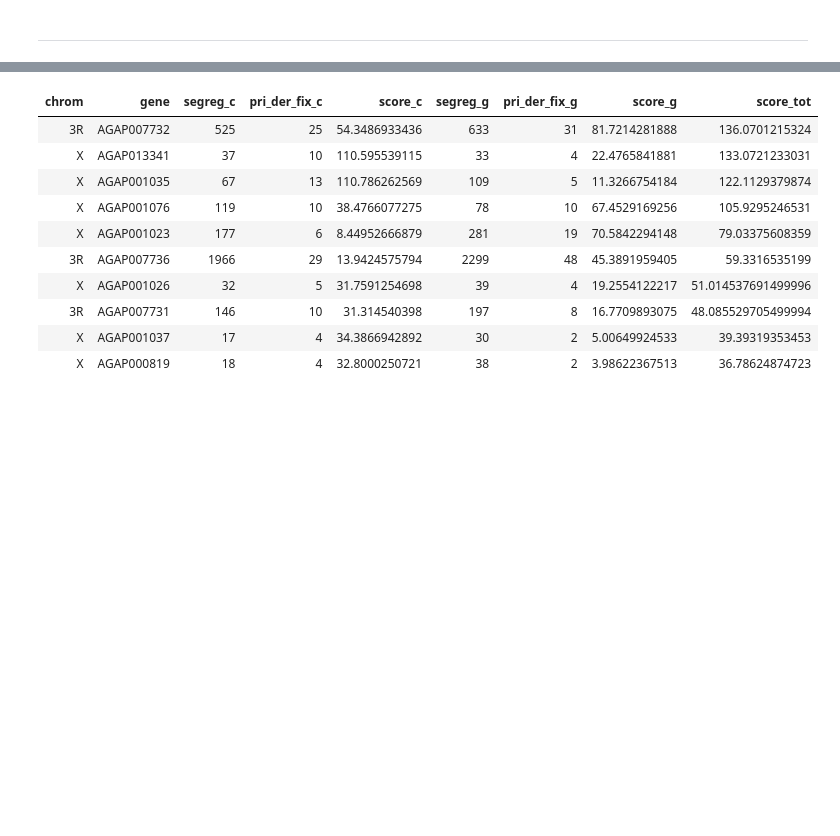
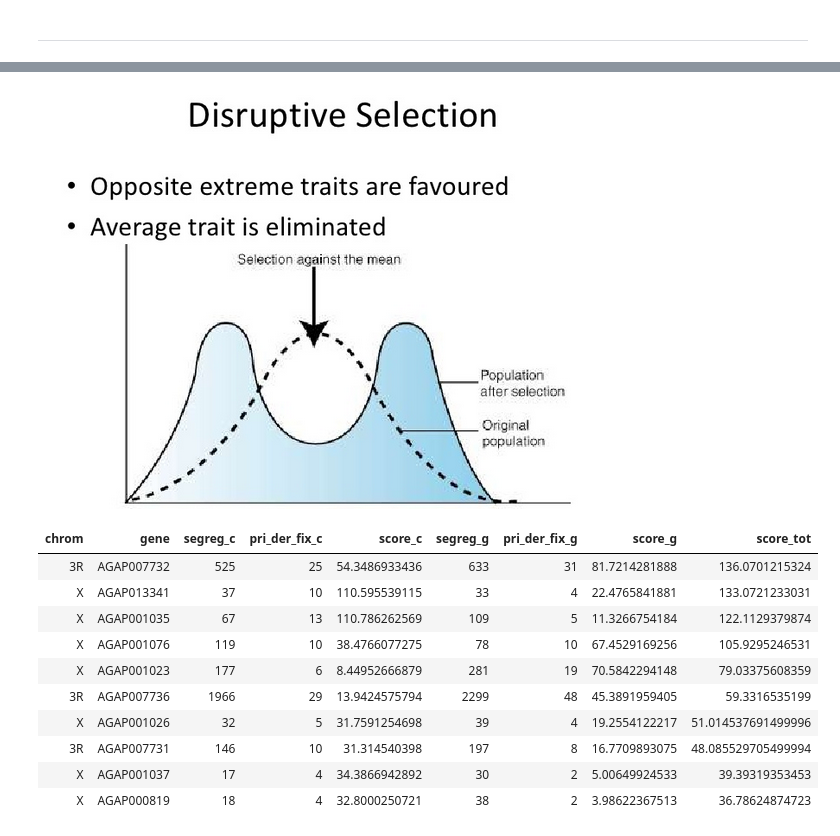
Before and after one commit to randomxsk8/notebooks, a Jupyter notebook: 09302019_hka_remastered_beta.ipynb, the cells around one changed output, grey strips where cells are left out. Drawn from its saved outputs; the diff is of its cells as text; code cells hidden in the pictures; blank space fills up the shorter version.

```diff
--- a/09302019_hka_remastered_beta.ipynb
+++ b/09302019_hka_remastered_beta.ipynb
@@ -524 +526,5 @@ hka_coluzzii.convert('score_c', float).select(lambda r: (r.chrom == 'X') & (r.sc
+# %%
+Image(filename='/home/randomx/Immagini/disruptive_sel.png')
+# %% [output]
+[figure, added]
 # %%
```
Also changed, not shown: parts of 18 cells of this notebook, 5 other files.
